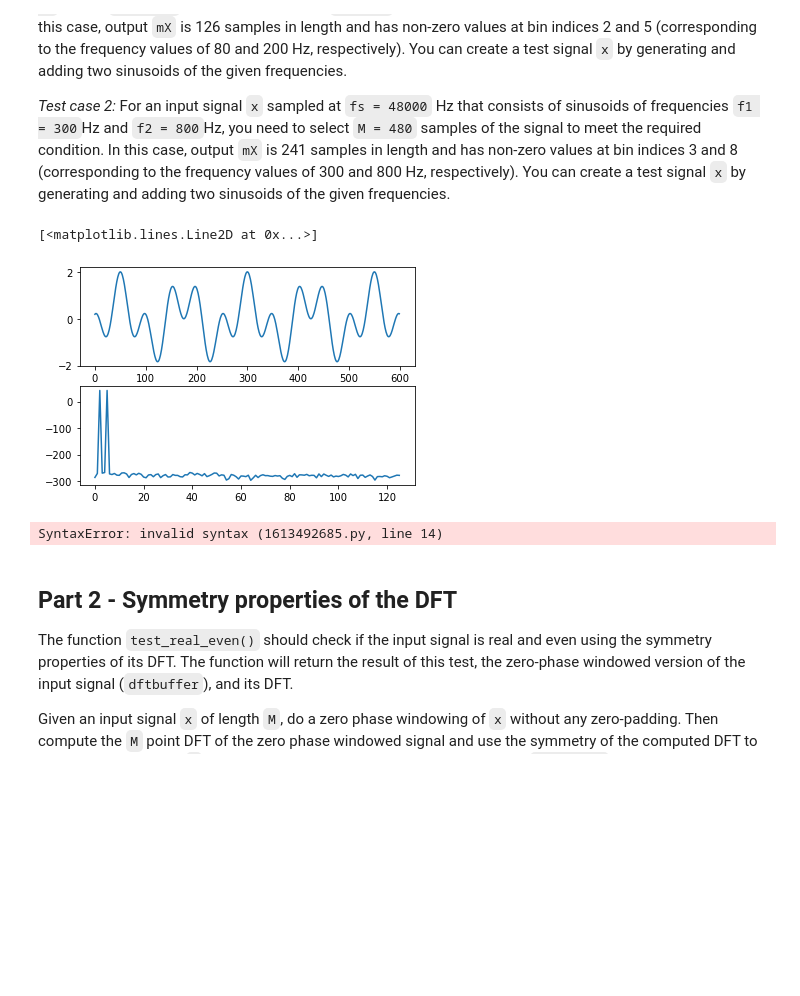
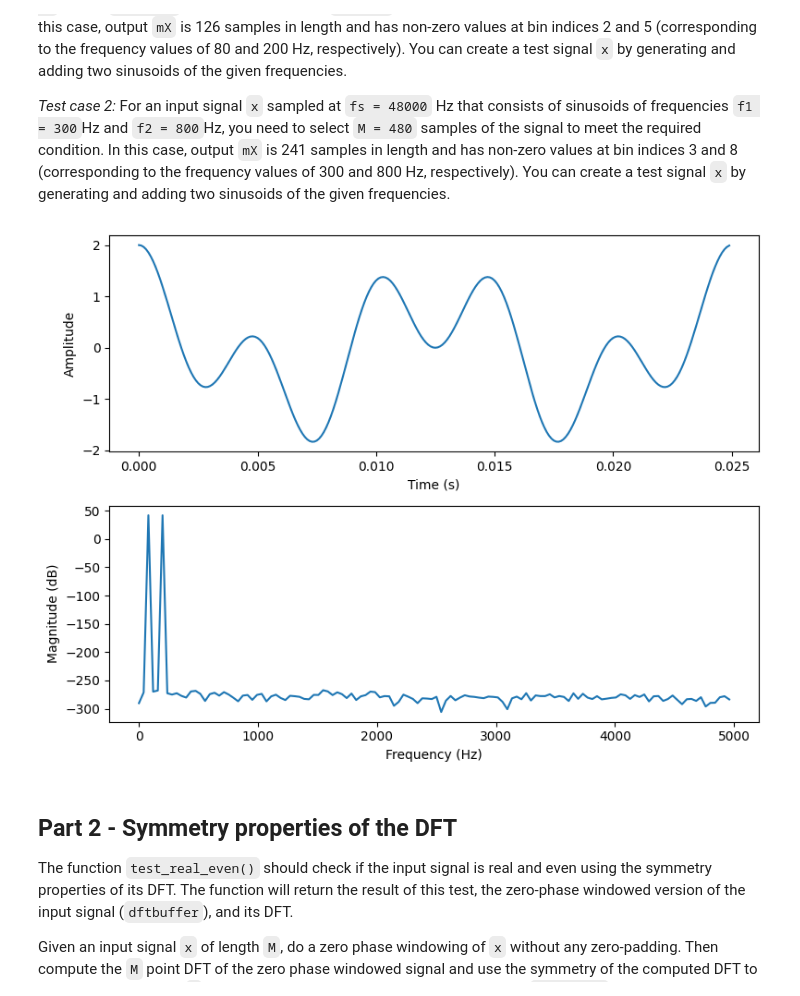
Before and after one commit to ObiWxnKenxbi/ASPMA, a Jupyter notebook: A3/VallejoBudziszewski_A3.ipynb, the cells around one changed output. Drawn from its saved outputs; the diff is of its cells as text; code cells hidden in the pictures; blank space fills up the shorter version.

```diff
--- a/A3/VallejoBudziszewski_A3.ipynb
+++ b/A3/VallejoBudziszewski_A3.ipynb
@@ -78,16 +89,12 @@ def minimize_energy_spread_dft(x, fs, f1, f2):
         np.array: positive half of magnitude spectrum (in dB)
 
     """
-    ### Your code here
-    LCM = int(fs / np.gcd(f1,f2))
-
+    # Your code here
+    LCM = int(fs / np.gcd(f1, f2))
     SFFT = int(1 + LCM // 2)
-
     X = fft(x[:LCM])
-
-    xMag = 20*np.log10(abs(X))
-
-    return(xMag[:SFFT])
+    xMag = 20 * np.log10(np.abs(X))
+    return xMag[:SFFT]
 # %% [markdown]
 Test cases for `minimize_energy_spread_dft()`:
 
@@ -97,44 +104,29 @@ _Test case 2:_ For an input signal `x` sampled at `fs = 48000` Hz that consists
 # %%
 # E3 - 1.2: Compute and plot the two input signals proposed above, call the function minimize_energy_spread_dft(),
 # and plot the output magnitude spectra
-
-### Your code here
-## number 1 fs = 1000 f1 = 80 f2 = 200 and M = 250
 fs = 10000
 f1 = 80
 f2 = 200
-t = np.arange(0,3,1.0/fs)
-x = np.cos(2*np.pi*f1*t) + np.cos(2*np.pi*f2*t)
-out = minimize_energy_spread_dft(x,fs,f1,f2)
+M = 250
+t = np.arange(0, M / fs, 1.0 / fs)
+x = np.cos(2 * np.pi * f1 * t) + np.cos(2 * np.pi * f2 * t)
+out = minimize_energy_spread_dft(x, fs, f1, f2)
 M = np.size(out)
-plt.figure(1)
-plt.subplot(2,1,1)
-plt.plot(x[200:800])
-plt.subplot(2,1,2)
-plt.plot(out)
+
+plt.figure(figsize=(8, 6))
+plt.subplot(2, 1, 1)
+plt.plot(t, x)
+plt.xlabel("Time (s)")
+plt.ylabel("Amplitude")
+plt.subplot(2, 1, 2)
+frequencies = np.fft.fftfreq(M * 2, 1 / fs)[:M]
+plt.plot(frequencies, out)
+plt.xlabel("Frequency (Hz)")
+plt.ylabel("Magnitude (dB)")
+plt.tight_layout()
+plt.show()
 # %% [output]
-[<matplotlib.lines.Line2D at 0x...>]
-[figure, old version]
+[figure, new version]
-# %%
-## number 2 fs = 48000 f1 = 80 f2 = 200 and M = 480
-## I had already ploted this and i had the idea to run it again and i dont know why it appears as
-## invalid syntax
-
-fs = 48000
-f1 = 300
-f2 = 800
-
-t = np.arange(0,3,1.0/fs)
-x = np.cos(2*np.pi*f1*t) + np.cos(2*np.pi*f2*t)
-out = minimize_energy_spread_dft(x,fs,f1,f2)
-M = np.size(out)
-plt.figure(2)
-plt.subplot(2,1,1)
-plt.plot(x[200:800]
-plt.subplot(2,1,2)
-plt.plot(out)
-# %% [output]
-SyntaxError: invalid syntax (1613492685.py, line 14)
 # %% [markdown]
 ## Part 2 - Symmetry properties of the DFT
 
```
Also changed, not shown: parts of 16 cells of this notebook.
